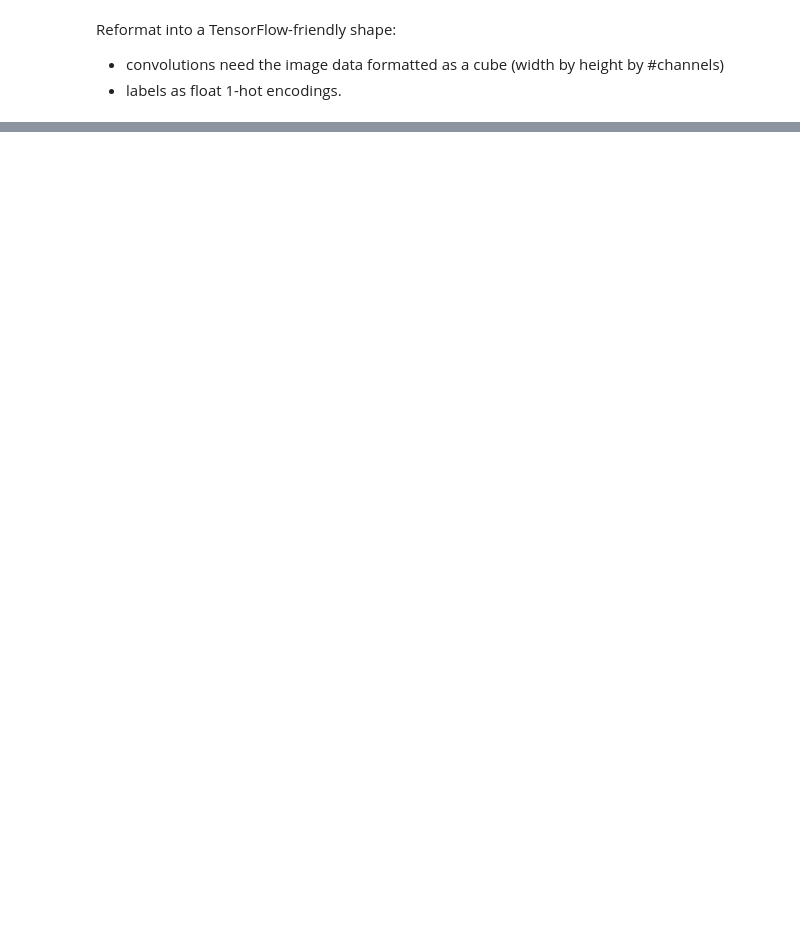
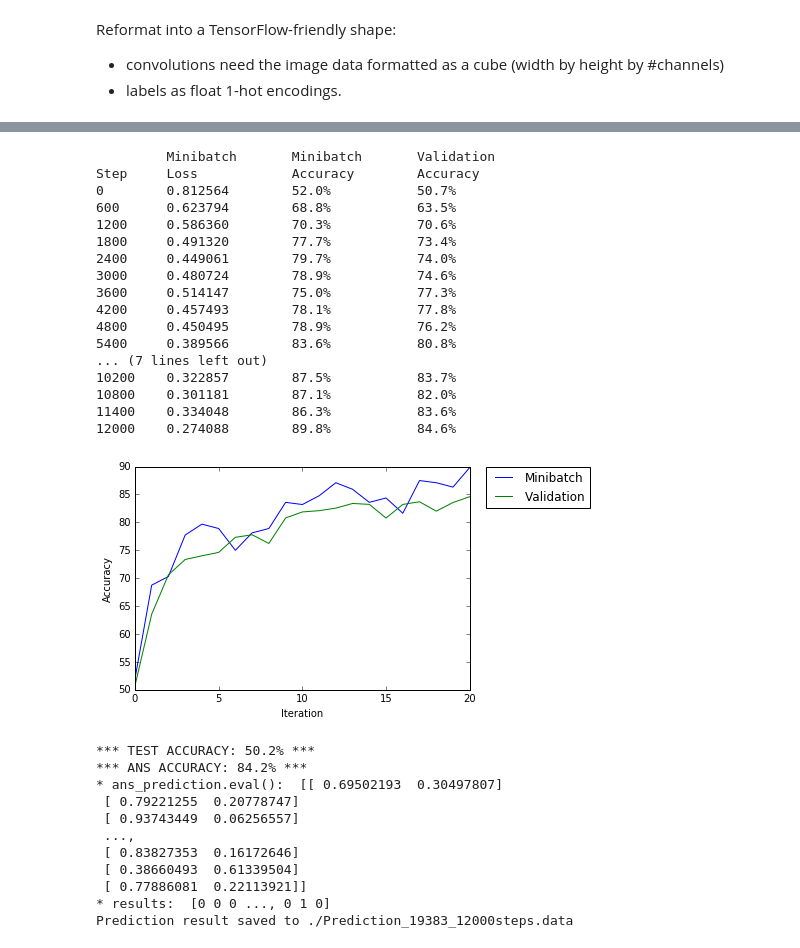
Before and after one commit to choznerol/TensorFlow_Protein-DNA-binding-prediction, a Jupyter notebook: Protein-DNA binding prediction (CTCF).ipynb, the cells around one changed output, grey strips where cells are left out. Drawn from its saved outputs; the diff is of its cells as text; code cells hidden in the pictures; blank space fills up the shorter version.

```diff
--- a/Protein-DNA binding prediction (CTCF).ipynb
+++ b/Protein-DNA binding prediction (CTCF).ipynb
@@ -265,0 +337,32 @@ Prediction result saved to ./Prediction_19383.data
+# %%
+result_12000 = run_session(12000, DIST = './Prediction_19383_12000steps.data')
+# %% [output]
+         Minibatch       Minibatch       Validation
+Step     Loss            Accuracy        Accuracy
+0        0.812564        52.0%           50.7%
+600      0.623794        68.8%           63.5%
+1200     0.586360        70.3%           70.6%
+1800     0.491320        77.7%           73.4%
+2400     0.449061        79.7%           74.0%
+3000     0.480724        78.9%           74.6%
+3600     0.514147        75.0%           77.3%
+4200     0.457493        78.1%           77.8%
+4800     0.450495        78.9%           76.2%
+5400     0.389566        83.6%           80.8%
+... (7 lines left out)
+10200    0.322857        87.5%           83.7%
+10800    0.301181        87.1%           82.0%
+11400    0.334048        86.3%           83.6%
+12000    0.274088        89.8%           84.6%
+[figure, added]
+*** TEST ACCURACY: 50.2% ***
+*** ANS ACCURACY: 84.2% ***
+* ans_prediction.eval():  [[ 0.69502193  0.30497807]
+ [ 0.79221255  0.20778747]
+ [ 0.93743449  0.06256557]
+ ...,
+ [ 0.83827353  0.16172646]
+ [ 0.38660493  0.61339504]
+ [ 0.77886081  0.22113921]]
+* results:  [0 0 0 ..., 0 1 0]
+Prediction result saved to ./Prediction_19383_12000steps.data
```
Also changed, not shown: parts of 12 cells of this notebook, 5 other files.
